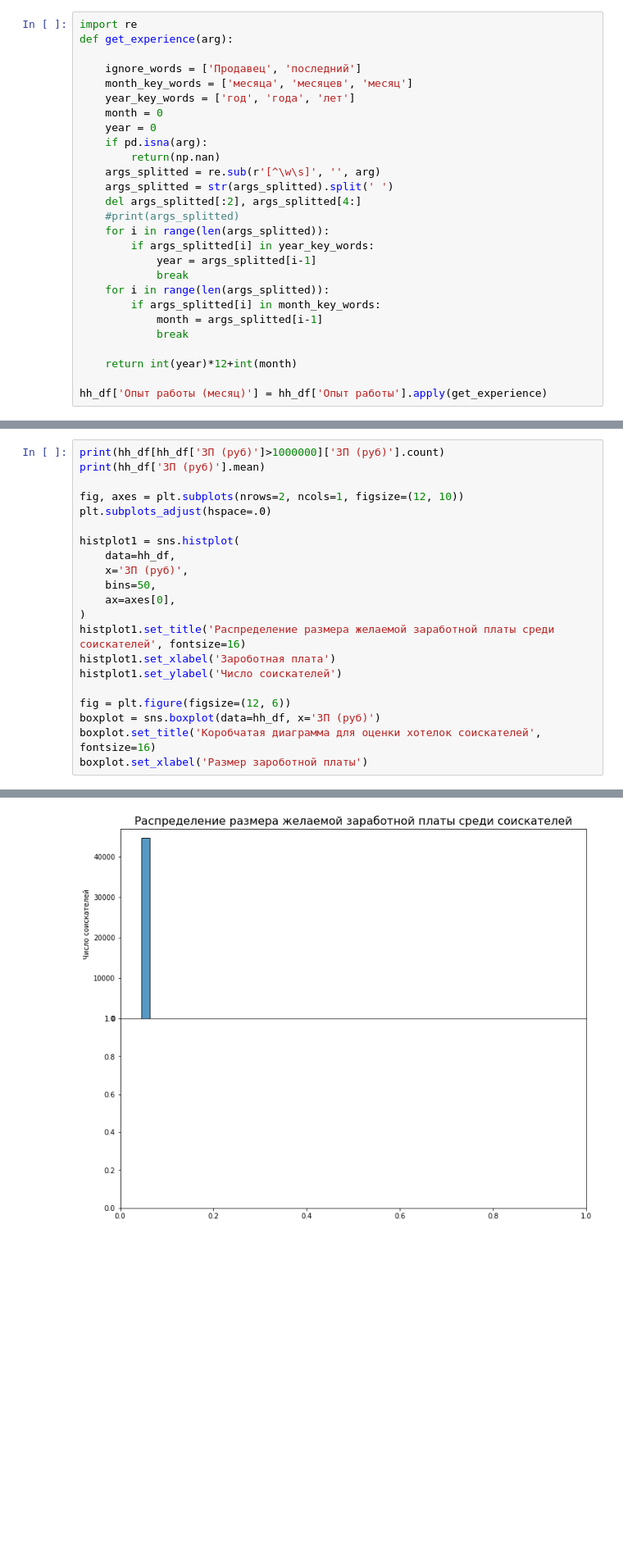
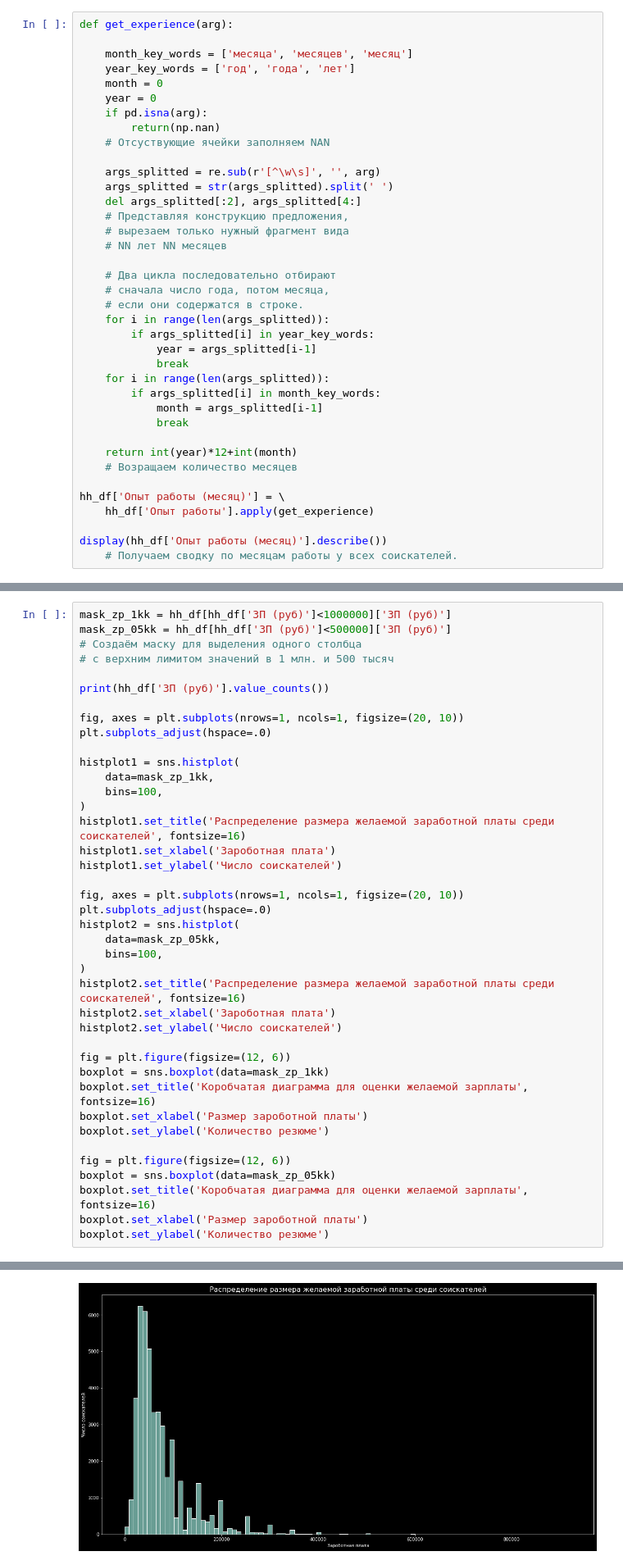
Before and after one commit to madskillskill/sf_data_science, a Jupyter notebook: PROJECT-1/Project_1.ipynb, the cells around one changed output, grey strips where cells are left out. Shown at 82% size. Saved outputs shown, nothing was run; the diff lists cells and outputs as text; blank space fills up the shorter version.

```diff
--- a/PROJECT-1/Project_1.ipynb
+++ b/PROJECT-1/Project_1.ipynb
@@ -215,20 +215,26 @@ hh_df.drop('Пол, возраст', axis=1,inplace=True)
 В результате преобразования у вас должен получиться столбец, содержащий информацию о том, сколько месяцев проработал соискатель.
 Выполните преобразование, ответьте на контрольные вопросы и удалите столбец **"Опыт работы"** из таблицы.
 # %%
-import re
 def get_experience(arg):
 
-    ignore_words = ['Продавец', 'последний']
     month_key_words = ['месяца', 'месяцев', 'месяц']
     year_key_words = ['год', 'года', 'лет']
     month = 0
     year = 0
     if pd.isna(arg):
         return(np.nan)
+    # Отсуствующие ячейки заполняем NAN
+
     args_splitted = re.sub(r'[^\w\s]', '', arg)
     args_splitted = str(args_splitted).split(' ')
     del args_splitted[:2], args_splitted[4:]
-    #print(args_splitted)
+    # Представляя конструкцию предложения,
+    # вырезаем только нужный фрагмент вида
+    # NN лет NN месяцев
+
+    # Два цикла последовательно отбирают
+    # сначала число года, потом месяца,
+    # если они содержатся в строке.
     for i in range(len(args_splitted)):
         if args_splitted[i] in year_key_words:
             year = args_splitted[i-1]
@@ -239,5 +245,10 @@ def get_experience(arg):
             break
 
     return int(year)*12+int(month)
+    # Возращаем количество месяцев
 
-hh_df['Опыт работы (месяц)'] = hh_df['Опыт работы'].apply(get_experience)
+hh_df['Опыт работы (месяц)'] = \
+    hh_df['Опыт работы'].apply(get_experience)
+
+display(hh_df['Опыт работы (месяц)'].describe())
+    # Получаем сводку по месяцам работы у всех соискателей.
@@ -526,24 +599,43 @@ Text(0.5, 0, 'Опыт работы в месяцах')
 3. Постройте распределение признака **"ЗП (руб)"**. Опишите данное распределение, отвечая на следующие вопросы: каковы предельные значения признака, в каком примерном интервале находится заработная плата большинства соискателей? Есть ли аномалии для признака ЗП? Обратите внимание на гигантские размеры желаемой заработной платы.
 *Совет: постройте гистограмму и коробчатую диаграмму рядом.*
 # %%
-print(hh_df[hh_df['ЗП (руб)']>1000000]['ЗП (руб)'].count)
-print(hh_df['ЗП (руб)'].mean)
+mask_zp_1kk = hh_df[hh_df['ЗП (руб)']<1000000]['ЗП (руб)']
+mask_zp_05kk = hh_df[hh_df['ЗП (руб)']<500000]['ЗП (руб)']
+# Создаём маску для выделения одного столбца
+# с верхним лимитом значений в 1 млн. и 500 тысяч
 
-fig, axes = plt.subplots(nrows=2, ncols=1, figsize=(12, 10))
+print(hh_df['ЗП (руб)'].value_counts())
+
+fig, axes = plt.subplots(nrows=1, ncols=1, figsize=(20, 10))
 plt.subplots_adjust(hspace=.0)
 
 histplot1 = sns.histplot(
-    data=hh_df,
-    x='ЗП (руб)',
-    bins=50,
-    ax=axes[0],
+    data=mask_zp_1kk,
+    bins=100,
 )
 histplot1.set_title('Распределение размера желаемой заработной платы среди соискателей', fontsize=16)
 histplot1.set_xlabel('Зароботная плата')
 histplot1.set_ylabel('Число соискателей')
 
+fig, axes = plt.subplots(nrows=1, ncols=1, figsize=(20, 10))
+plt.subplots_adjust(hspace=.0)
+histplot2 = sns.histplot(
+    data=mask_zp_05kk,
+    bins=100,
+)
+histplot2.set_title('Распределение размера желаемой заработной платы среди соискателей', fontsize=16)
+histplot2.set_xlabel('Зароботная плата')
+histplot2.set_ylabel('Число соискателей')
+
 fig = plt.figure(figsize=(12, 6))
-boxplot = sns.boxplot(data=hh_df, x='ЗП (руб)')
-boxplot.set_title('Коробчатая диаграмма для оценки хотелок соискателей', fontsize=16)
+boxplot = sns.boxplot(data=mask_zp_1kk)
+boxplot.set_title('Коробчатая диаграмма для оценки желаемой зарплаты', fontsize=16)
 boxplot.set_xlabel('Размер зароботной платы')
+boxplot.set_ylabel('Количество резюме')
+
+fig = plt.figure(figsize=(12, 6))
+boxplot = sns.boxplot(data=mask_zp_05kk)
+boxplot.set_title('Коробчатая диаграмма для оценки желаемой зарплаты', fontsize=16)
+boxplot.set_xlabel('Размер зароботной платы')
+boxplot.set_ylabel('Количество резюме')
 # %% [output]
@@ -569 +655 @@ Text(0.5, 0, 'Размер зароботной платы')
-[figure, old version]
+[figure, new version]
```
Also changed, not shown: parts of 18 cells of this notebook.
